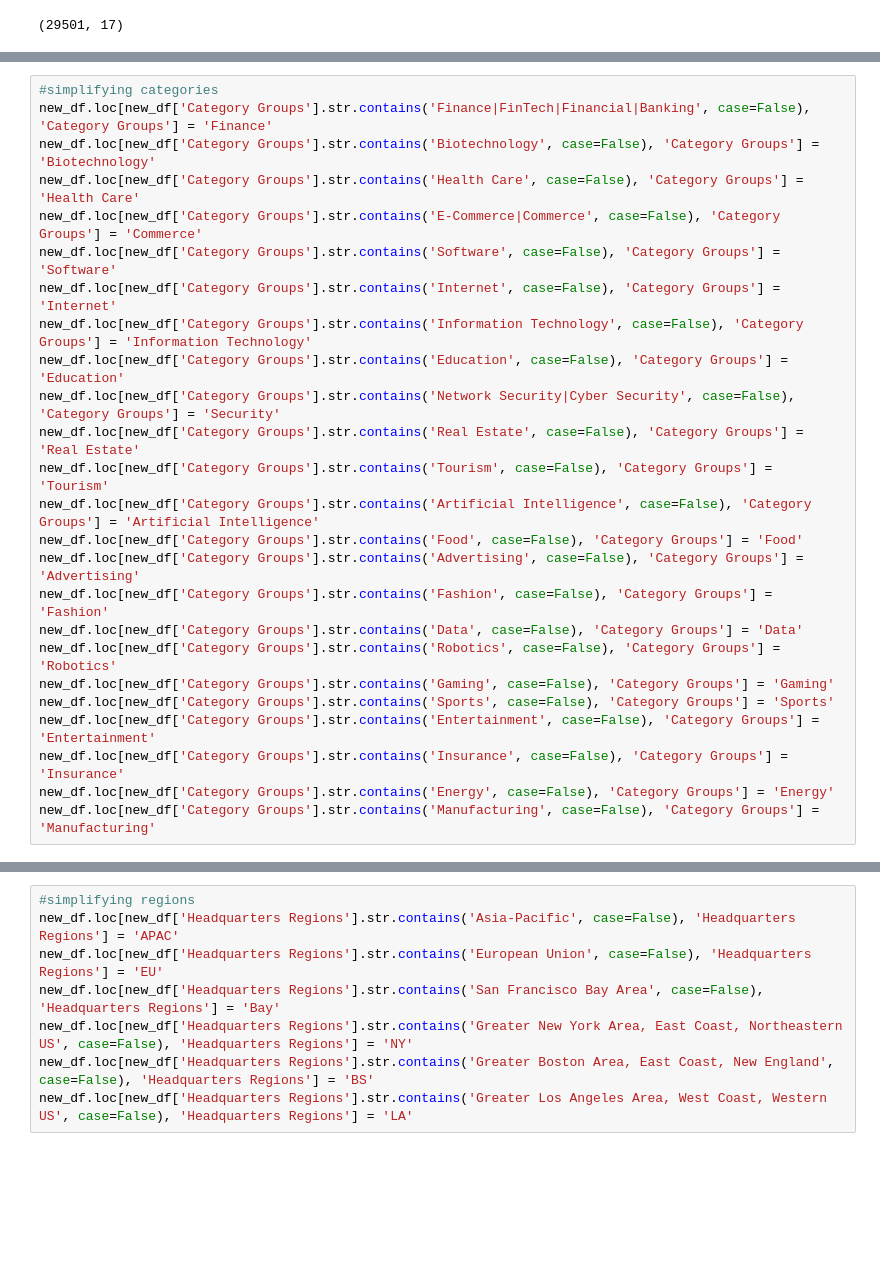
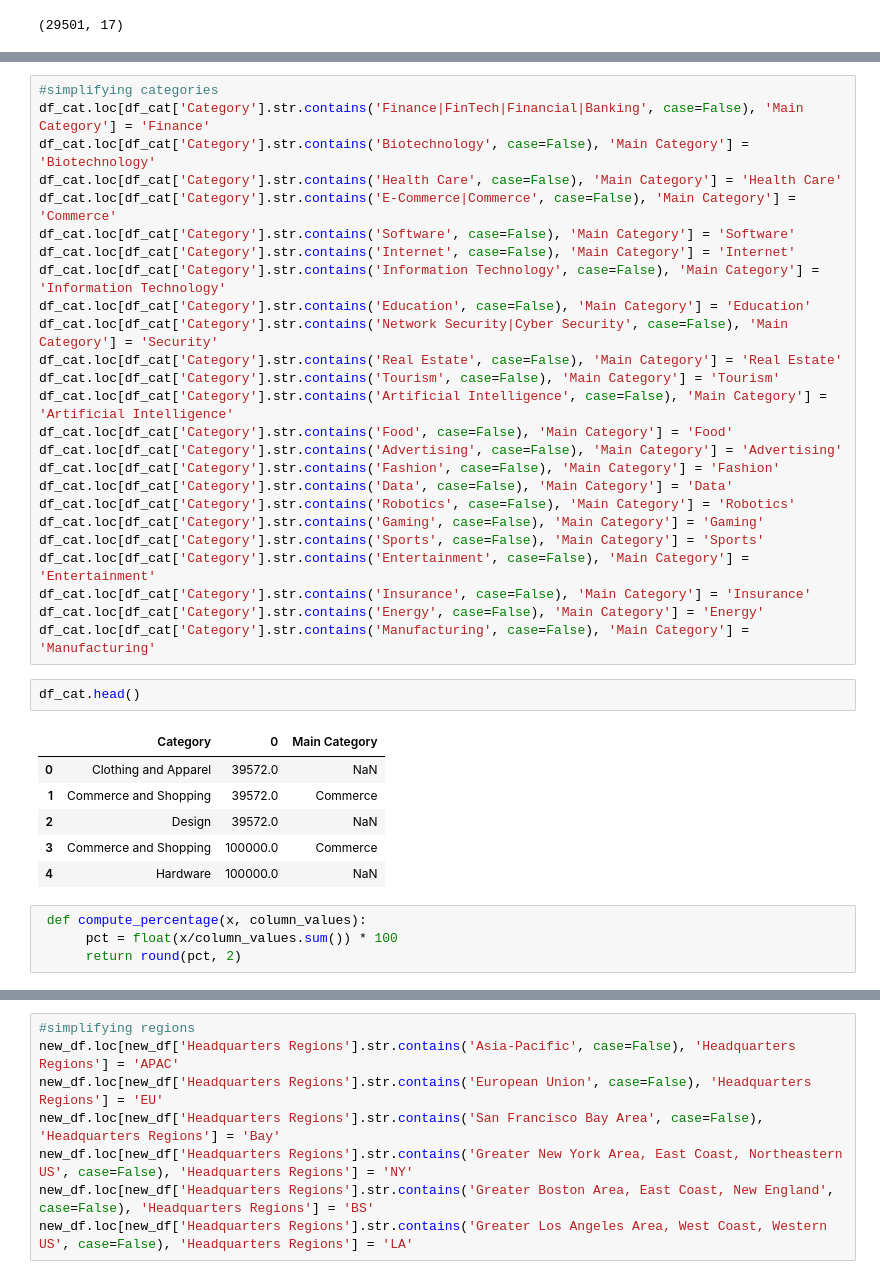
Before and after one commit to kbossou/bias-in-vc, a Jupyter notebook: Data Analysis_II.ipynb, the cells around one changed output, grey strips where cells are left out. Drawn from its saved outputs; the diff is of its cells as text; blank space fills up the shorter version.

```diff
--- a/Data Analysis_II.ipynb
+++ b/Data Analysis_II.ipynb
@@ -98,26 +199,39 @@ Name: Group Gender, dtype: int64
 # %%
 #simplifying categories
-new_df.loc[new_df['Category Groups'].str.contains('Finance|FinTech|Financial|Banking', case=False), 'Category Groups'] = 'Finance'
-new_df.loc[new_df['Category Groups'].str.contains('Biotechnology', case=False), 'Category Groups'] = 'Biotechnology'
-new_df.loc[new_df['Category Groups'].str.contains('Health Care', case=False), 'Category Groups'] = 'Health Care'
-new_df.loc[new_df['Category Groups'].str.contains('E-Commerce|Commerce', case=False), 'Category Groups'] = 'Commerce'
-new_df.loc[new_df['Category Groups'].str.contains('Software', case=False), 'Category Groups'] = 'Software'
-new_df.loc[new_df['Category Groups'].str.contains('Internet', case=False), 'Category Groups'] = 'Internet'
-new_df.loc[new_df['Category Groups'].str.contains('Information Technology', case=False), 'Category Groups'] = 'Information Technology'
-new_df.loc[new_df['Category Groups'].str.contains('Education', case=False), 'Category Groups'] = 'Education'
-new_df.loc[new_df['Category Groups'].str.contains('Network Security|Cyber Security', case=False), 'Category Groups'] = 'Security'
-new_df.loc[new_df['Category Groups'].str.contains('Real Estate', case=False), 'Category Groups'] = 'Real Estate'
-new_df.loc[new_df['Category Groups'].str.contains('Tourism', case=False), 'Category Groups'] = 'Tourism'
-new_df.loc[new_df['Category Groups'].str.contains('Artificial Intelligence', case=False), 'Category Groups'] = 'Artificial Intelligence'
-new_df.loc[new_df['Category Groups'].str.contains('Food', case=False), 'Category Groups'] = 'Food'
-new_df.loc[new_df['Category Groups'].str.contains('Advertising', case=False), 'Category Groups'] = 'Advertising'
-new_df.loc[new_df['Category Groups'].str.contains('Fashion', case=False), 'Category Groups'] = 'Fashion'
-new_df.loc[new_df['Category Groups'].str.contains('Data', case=False), 'Category Groups'] = 'Data'
-new_df.loc[new_df['Category Groups'].str.contains('Robotics', case=False), 'Category Groups'] = 'Robotics'
-new_df.loc[new_df['Category Groups'].str.contains('Gaming', case=False), 'Category Groups'] = 'Gaming'
-new_df.loc[new_df['Category Groups'].str.contains('Sports', case=False), 'Category Groups'] = 'Sports'
-new_df.loc[new_df['Category Groups'].str.contains('Entertainment', case=False), 'Category Groups'] = 'Entertainment'
-new_df.loc[new_df['Category Groups'].str.contains('Insurance', case=False), 'Category Groups'] = 'Insurance'
-new_df.loc[new_df['Category Groups'].str.contains('Energy', case=False), 'Category Groups'] = 'Energy'
-new_df.loc[new_df['Category Groups'].str.contains('Manufacturing', case=False), 'Category Groups'] = 'Manufacturing'
+df_cat.loc[df_cat['Category'].str.contains('Finance|FinTech|Financial|Banking', case=False), 'Main Category'] = 'Finance'
+df_cat.loc[df_cat['Category'].str.contains('Biotechnology', case=False), 'Main Category'] = 'Biotechnology'
+df_cat.loc[df_cat['Category'].str.contains('Health Care', case=False), 'Main Category'] = 'Health Care'
+df_cat.loc[df_cat['Category'].str.contains('E-Commerce|Commerce', case=False), 'Main Category'] = 'Commerce'
+df_cat.loc[df_cat['Category'].str.contains('Software', case=False), 'Main Category'] = 'Software'
+df_cat.loc[df_cat['Category'].str.contains('Internet', case=False), 'Main Category'] = 'Internet'
+df_cat.loc[df_cat['Category'].str.contains('Information Technology', case=False), 'Main Category'] = 'Information Technology'
+df_cat.loc[df_cat['Category'].str.contains('Education', case=False), 'Main Category'] = 'Education'
+df_cat.loc[df_cat['Category'].str.contains('Network Security|Cyber Security', case=False), 'Main Category'] = 'Security'
+df_cat.loc[df_cat['Category'].str.contains('Real Estate', case=False), 'Main Category'] = 'Real Estate'
+df_cat.loc[df_cat['Category'].str.contains('Tourism', case=False), 'Main Category'] = 'Tourism'
+df_cat.loc[df_cat['Category'].str.contains('Artificial Intelligence', case=False), 'Main Category'] = 'Artificial Intelligence'
+df_cat.loc[df_cat['Category'].str.contains('Food', case=False), 'Main Category'] = 'Food'
+df_cat.loc[df_cat['Category'].str.contains('Advertising', case=False), 'Main Category'] = 'Advertising'
+df_cat.loc[df_cat['Category'].str.contains('Fashion', case=False), 'Main Category'] = 'Fashion'
+df_cat.loc[df_cat['Category'].str.contains('Data', case=False), 'Main Category'] = 'Data'
+df_cat.loc[df_cat['Category'].str.contains('Robotics', case=False), 'Main Category'] = 'Robotics'
+df_cat.loc[df_cat['Category'].str.contains('Gaming', case=False), 'Main Category'] = 'Gaming'
+df_cat.loc[df_cat['Category'].str.contains('Sports', case=False), 'Main Category'] = 'Sports'
+df_cat.loc[df_cat['Category'].str.contains('Entertainment', case=False), 'Main Category'] = 'Entertainment'
+df_cat.loc[df_cat['Category'].str.contains('Insurance', case=False), 'Main Category'] = 'Insurance'
+df_cat.loc[df_cat['Category'].str.contains('Energy', case=False), 'Main Category'] = 'Energy'
+df_cat.loc[df_cat['Category'].str.contains('Manufacturing', case=False), 'Main Category'] = 'Manufacturing'
+# %%
+df_cat.head()
+# %% [output]
+|  | Category | 0 | Main Category |
+| 0 | Clothing and Apparel | 39572.0 | NaN |
+| 1 | Commerce and Shopping | 39572.0 | Commerce |
+| 2 | Design | 39572.0 | NaN |
+| 3 | Commerce and Shopping | 100000.0 | Commerce |
+| 4 | Hardware | 100000.0 | NaN |
+# %%
+ def compute_percentage(x, column_values):
+      pct = float(x/column_values.sum()) * 100
+      return round(pct, 2)
 # %%
```
Also changed, not shown: parts of 32 cells of this notebook, 3 other files.
